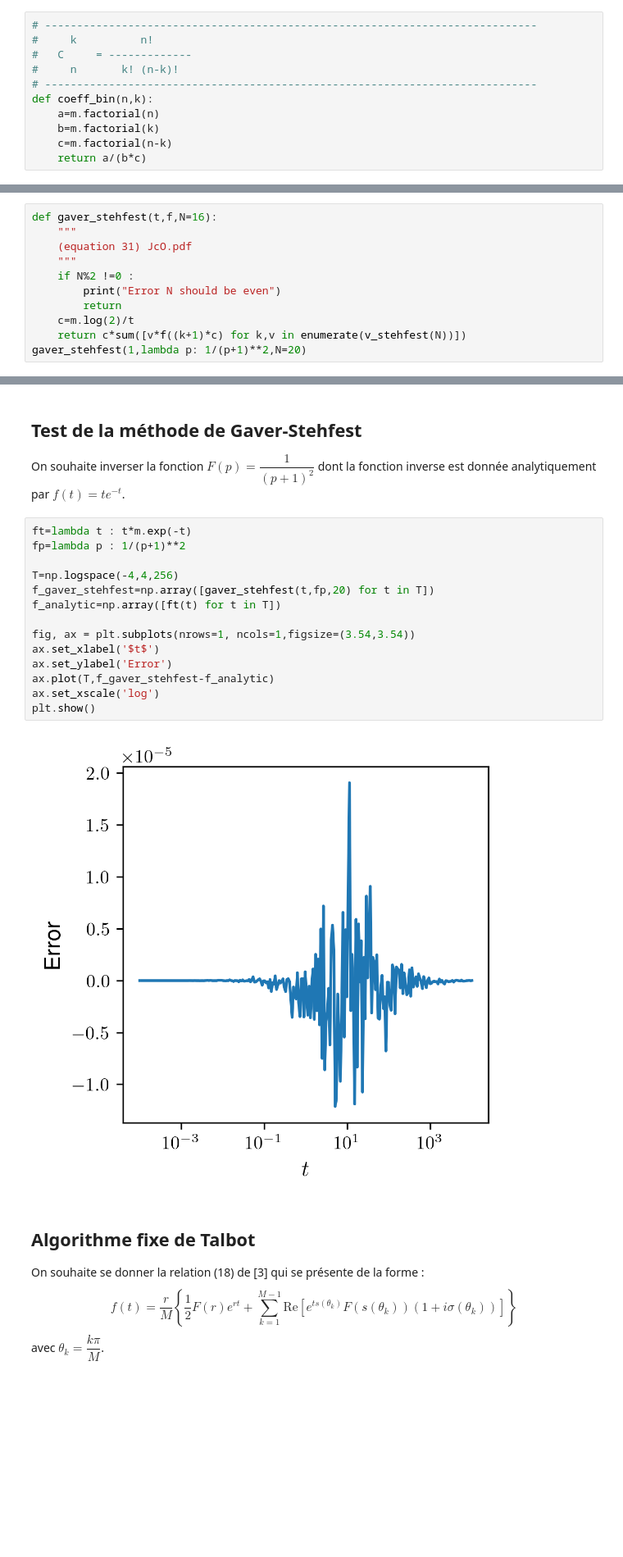
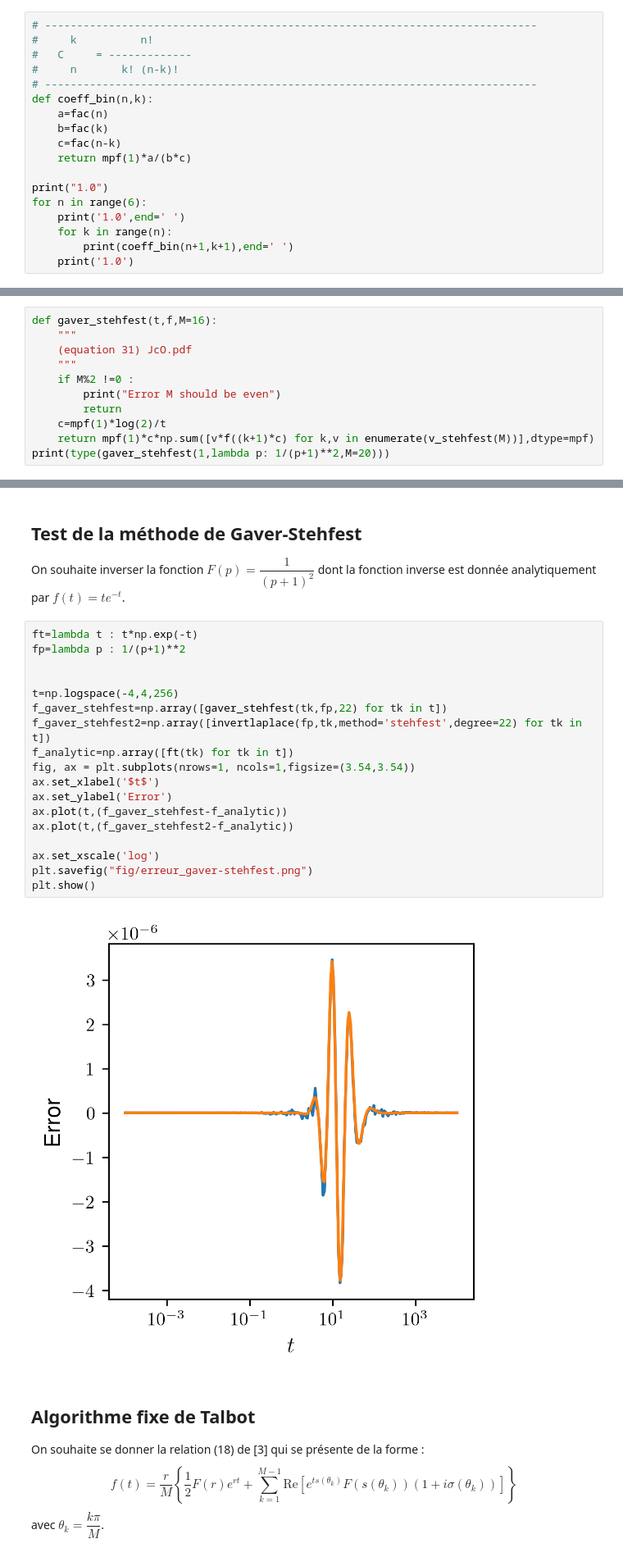
Before and after one commit to FilipeVasconcelos/syslinauto_book, a Jupyter notebook: notebook/ilaplace/Transformation_de_Laplace_inverse.ipynb, the cells around one changed output, grey strips where cells are left out. Shown: that part at 82% size. Saved outputs shown, nothing was run; the diff lists cells and outputs as text; blank space fills up the shorter version.

```diff
--- a/notebook/ilaplace/Transformation_de_Laplace_inverse.ipynb
+++ b/notebook/ilaplace/Transformation_de_Laplace_inverse.ipynb
@@ -42,7 +51,14 @@ avec $\lfloor x \rfloor$ le plus grand entier inférieur ou égal à $x$
 #     n       k! (n-k)!
 # -----------------------------------------------------------------------------
 def coeff_bin(n,k):
-    a=m.factorial(n)
-    b=m.factorial(k)
-    c=m.factorial(n-k)
-    return a/(b*c)
+    a=fac(n)
+    b=fac(k)
+    c=fac(n-k)
+    return mpf(1)*a/(b*c)
+
+print("1.0")
+for n in range(6):
+    print('1.0',end=' ')
+    for k in range(n):
+        print(coeff_bin(n+1,k+1),end=' ')
+    print('1.0')
@@ -93,14 +121,14 @@ où l'on note $f(t)$ la fonction inverse de $F(p)$.
 
 On se donne la fonction `gaver_stehfest` qui prend en paramètre le temps `t` et `f` la $F(p)$ à inverser.
 # %%
-def gaver_stehfest(t,f,N=16):
+def gaver_stehfest(t,f,M=16):
     """
     (equation 31) JcO.pdf
     """
-    if N%2 !=0 :
-        print("Error N should be even")
+    if M%2 !=0 :
+        print("Error M should be even")
         return
-    c=m.log(2)/t
-    return c*sum([v*f((k+1)*c) for k,v in enumerate(v_stehfest(N))])
-gaver_stehfest(1,lambda p: 1/(p+1)**2,N=20)
+    c=mpf(1)*log(2)/t
+    return mpf(1)*c*np.sum([v*f((k+1)*c) for k,v in enumerate(v_stehfest(M))],dtype=mpf)
+print(type(gaver_stehfest(1,lambda p: 1/(p+1)**2,M=20)))
 # %% [output]
@@ -110,21 +138,25 @@ gaver_stehfest(1,lambda p: 1/(p+1)**2,N=20)
 
 On souhaite inverser la fonction $F(p)=\dfrac{1}{(p+1)^2}$ dont la fonction inverse est donnée analytiquement par $f(t)=te^{-t}$.
 # %%
-ft=lambda t : t*m.exp(-t)
+ft=lambda t : t*np.exp(-t)
 fp=lambda p : 1/(p+1)**2
 
-T=np.logspace(-4,4,256)
-f_gaver_stehfest=np.array([gaver_stehfest(t,fp,20) for t in T])
-f_analytic=np.array([ft(t) for t in T])
 
+t=np.logspace(-4,4,256)
+f_gaver_stehfest=np.array([gaver_stehfest(tk,fp,22) for tk in t])
+f_gaver_stehfest2=np.array([invertlaplace(fp,tk,method='stehfest',degree=22) for tk in t])
+f_analytic=np.array([ft(tk) for tk in t])
 fig, ax = plt.subplots(nrows=1, ncols=1,figsize=(3.54,3.54))
 ax.set_xlabel('$t$')
 ax.set_ylabel('Error')
-ax.plot(T,f_gaver_stehfest-f_analytic)
+ax.plot(t,(f_gaver_stehfest-f_analytic))
+ax.plot(t,(f_gaver_stehfest2-f_analytic))
+
 ax.set_xscale('log')
+plt.savefig("fig/erreur_gaver-stehfest.png")
 plt.show()
 # %% [output]
-[figure, old version]
+[figure, new version]
 # %% [markdown]
 ## Algorithme fixe de Talbot
 On souhaite se donner la relation (18) de [3] qui se présente de la forme :
```
Also changed, not shown: parts of 11 cells of this notebook, 17 other files.
